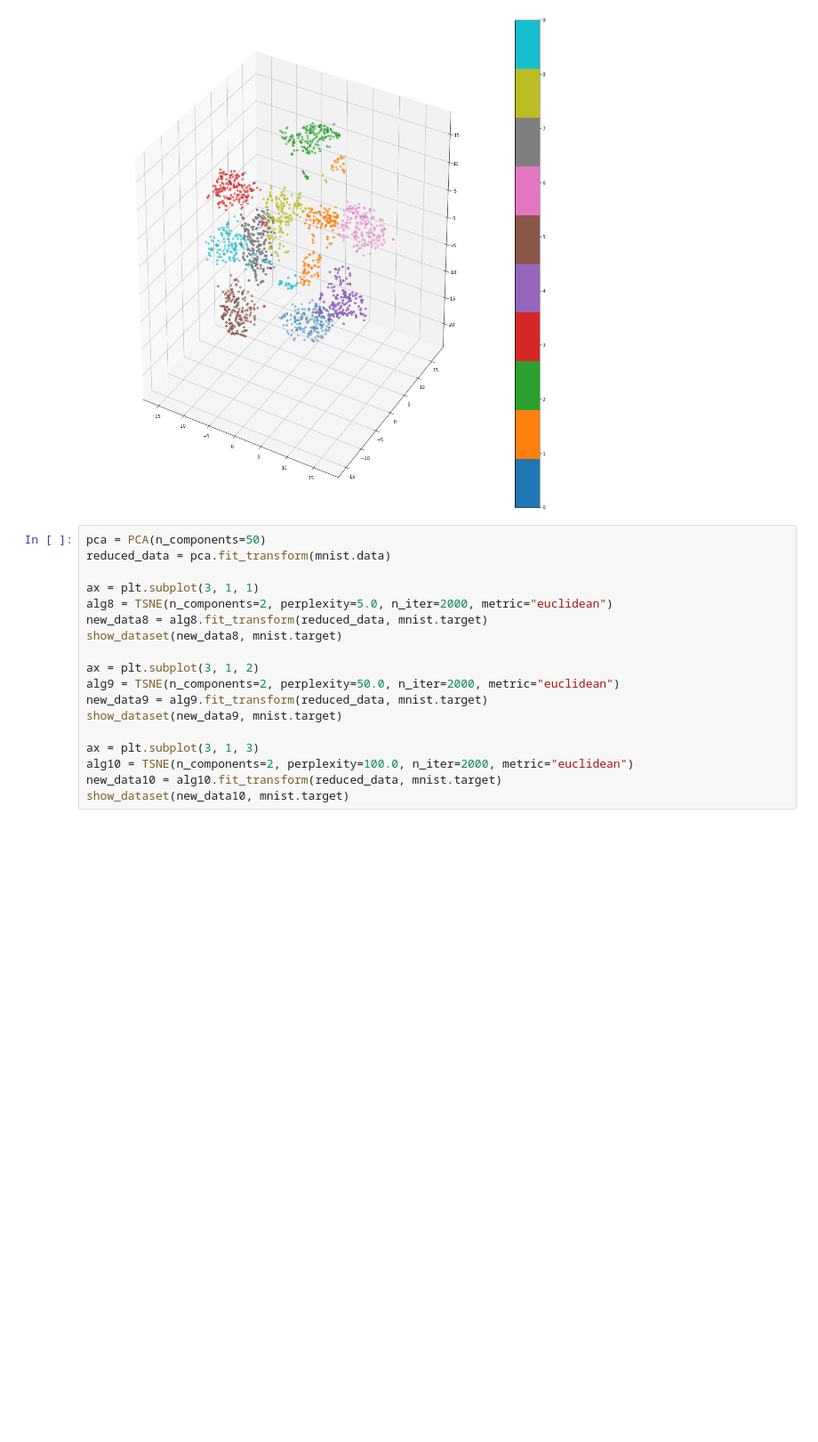
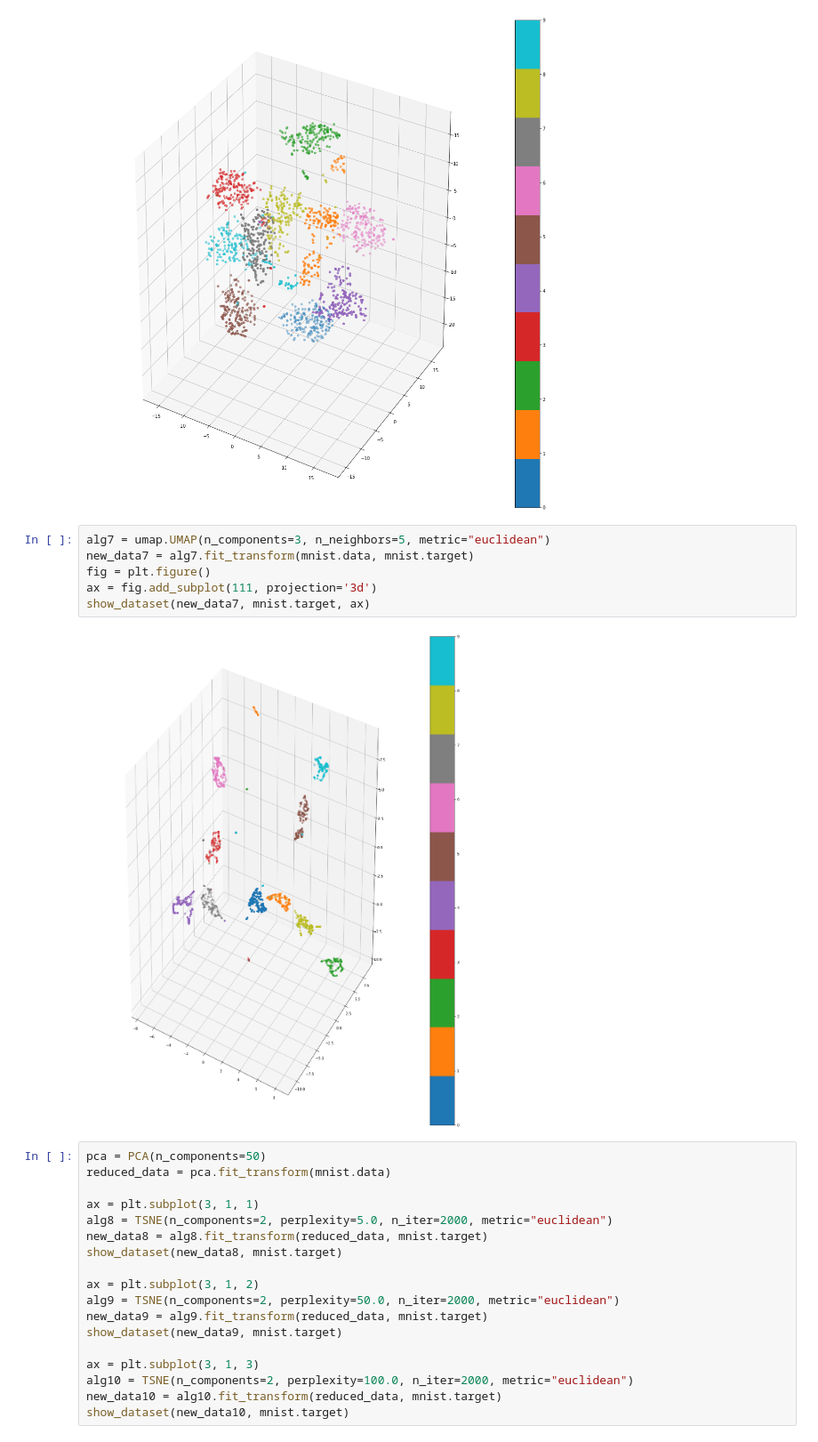
Before and after one commit to lioritan/Side-Projects, a Jupyter notebook: visualization_stuff/visualise_digits.ipynb, the cells around one changed output. Shown at 89% size. Saved outputs shown, nothing was run; the diff lists cells and outputs as text; blank space fills up the shorter version.

```diff
--- a/visualization_stuff/visualise_digits.ipynb
+++ b/visualization_stuff/visualise_digits.ipynb
@@ -66,6 +99,14 @@ ax = fig.add_subplot(111, projection='3d')
 show_dataset(new_data7, mnist.target, ax)
 # %% [output]
 [figure]
+# %%
+alg7 = umap.UMAP(n_components=3, n_neighbors=5, metric="euclidean")
+new_data7 = alg7.fit_transform(mnist.data, mnist.target)
+fig = plt.figure()
+ax = fig.add_subplot(111, projection='3d')
+show_dataset(new_data7, mnist.target, ax)
+# %% [output]
+[figure, added]
 # %%
 pca = PCA(n_components=50)
 reduced_data = pca.fit_transform(mnist.data)
```
Also changed, not shown: parts of 3 cells of this notebook, 18 other files.
